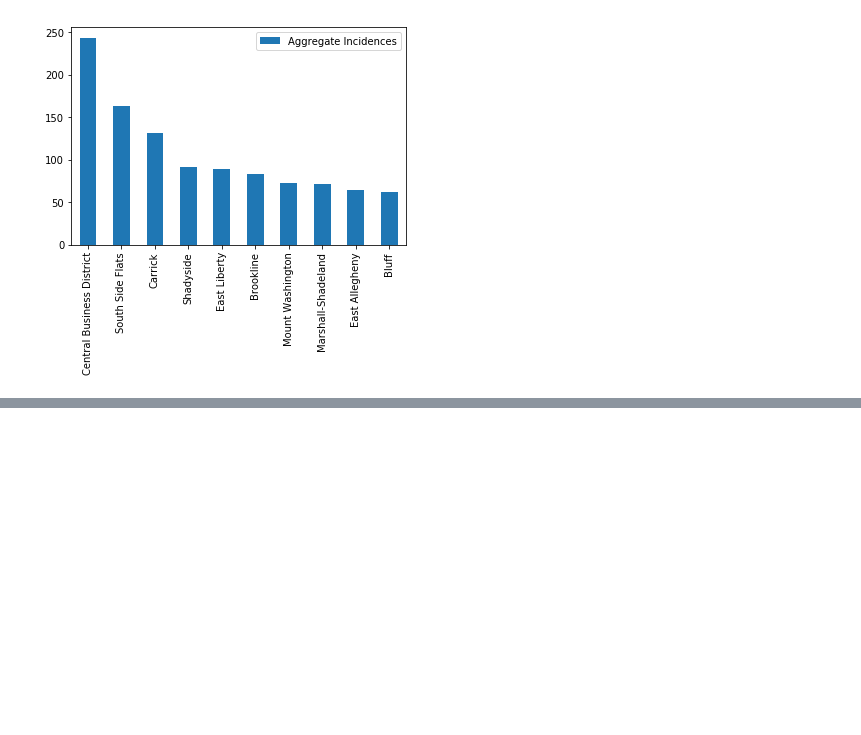
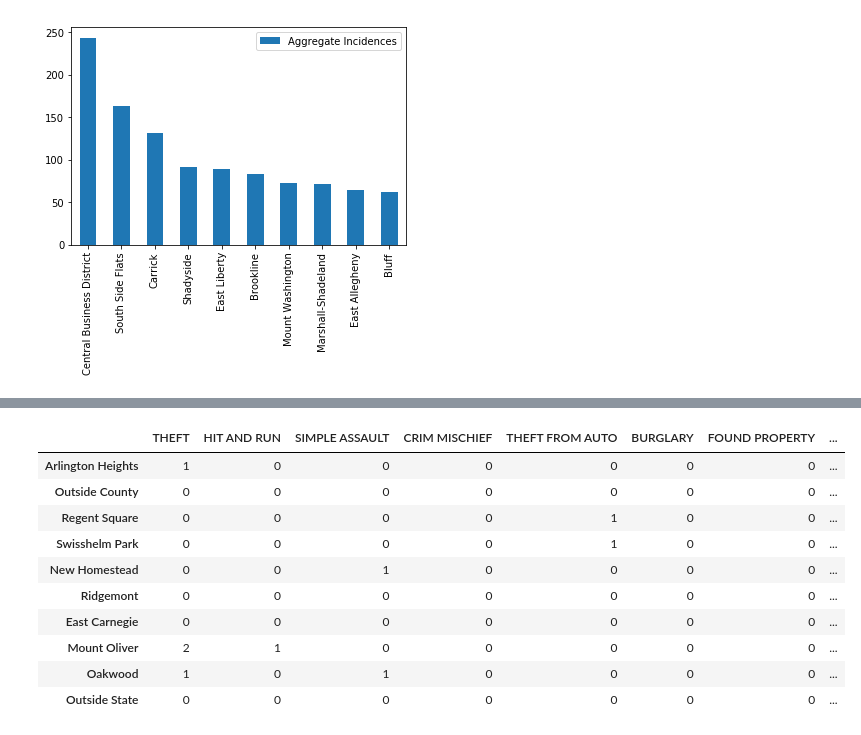
Before and after one commit to alucchitti/BigIdeasFinal, a Jupyter notebook: final-project.ipynb, the cells around one changed output, grey strips where cells are left out. Drawn from its saved outputs; the diff is of its cells as text; code cells hidden in the pictures; blank space fills up the shorter version.

```diff
--- a/final-project.ipynb
+++ b/final-project.ipynb
@@ -48,0 +152,15 @@ neighborhoodCounts.tail(10).plot.bar()
+# %%
+# Most safe neighborhoods
+offensesDF.head(10)
+# %% [output]
+|  | THEFT | HIT AND RUN | SIMPLE ASSAULT | CRIM MISCHIEF | THEFT FROM AUTO | BURGLARY | FOUND PROPERTY | ... |
+| Arlington Heights | 1 | 0 | 0 | 0 | 0 | 0 | 0 | ... |
+| Outside County | 0 | 0 | 0 | 0 | 0 | 0 | 0 | ... |
+| Regent Square | 0 | 0 | 0 | 0 | 1 | 0 | 0 | ... |
+| Swisshelm Park | 0 | 0 | 0 | 0 | 1 | 0 | 0 | ... |
+| New Homestead | 0 | 0 | 1 | 0 | 0 | 0 | 0 | ... |
+| Ridgemont | 0 | 0 | 0 | 0 | 0 | 0 | 0 | ... |
+| East Carnegie | 0 | 0 | 0 | 0 | 0 | 0 | 0 | ... |
+| Mount Oliver | 2 | 1 | 0 | 0 | 0 | 0 | 0 | ... |
+| Oakwood | 1 | 0 | 1 | 0 | 0 | 0 | 0 | ... |
+| Outside State | 0 | 0 | 0 | 0 | 0 | 0 | 0 | ... |
```
Also changed, not shown: parts of 11 cells of this notebook.
